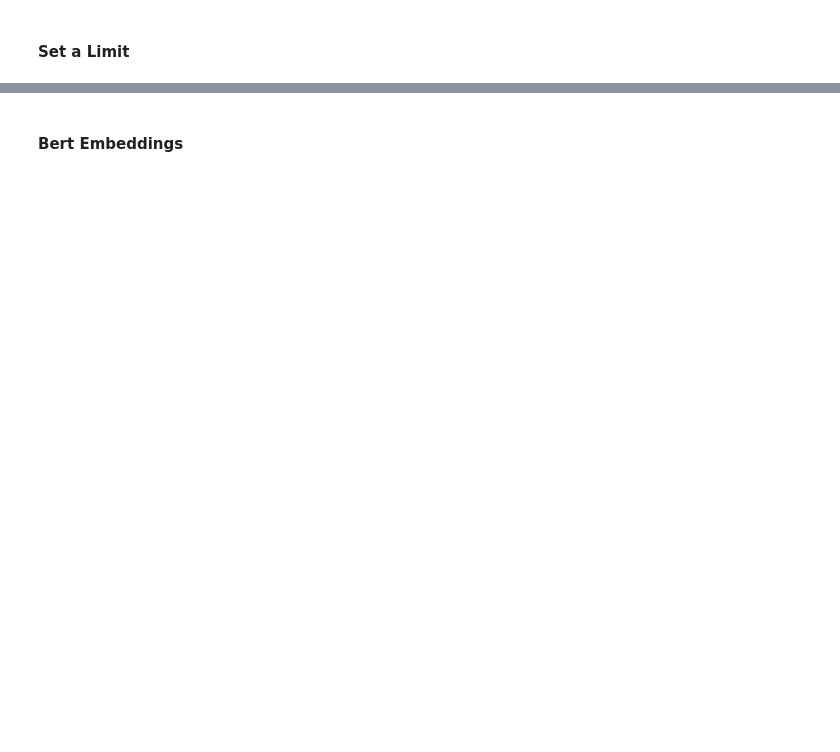
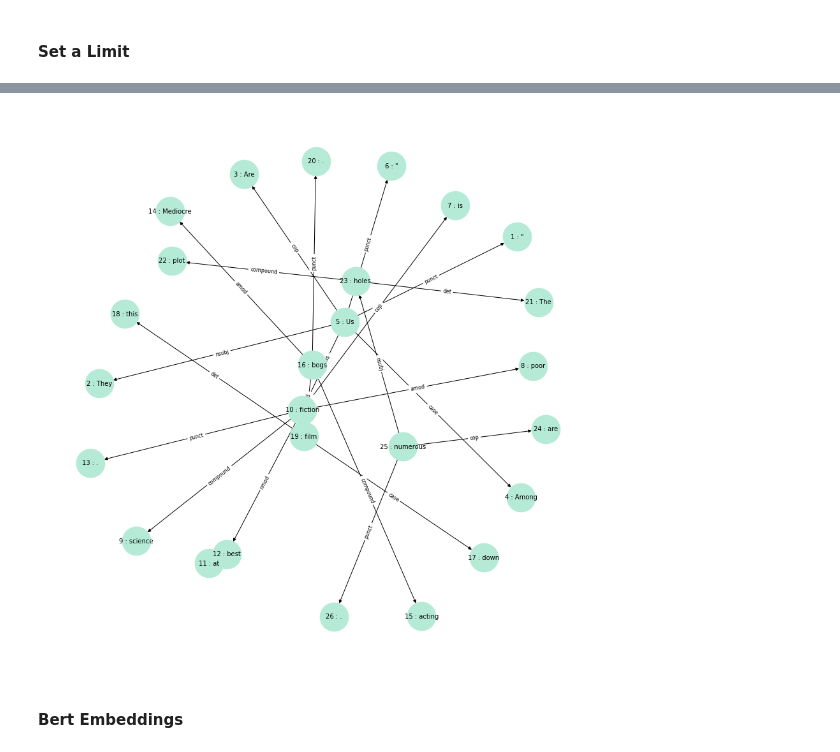
Before and after one commit to hang-yin/GCN-for-Sentiment-Analysis-, a Jupyter notebook: DependencyParsing.ipynb, the cells around one changed output, grey strips where cells are left out. Saved outputs shown, nothing was run; the diff lists cells and outputs as text; code cells hidden in the pictures; blank space fills up the shorter version.

```diff
--- a/DependencyParsing.ipynb
+++ b/DependencyParsing.ipynb
@@ -472,8 +321,8 @@ testDS = tfds.load('imdb_reviews', split='test', as_supervised=True, shuffle_fil
 # %% [markdown]
 #### Set a Limit
 # %%
-trainLimit = 4000
-testLimit = 4000
+trainLimit = 2000
+testLimit = 2000
 
 trainSubset = trainDS.take(trainLimit)
 testSubset = testDS.take(testLimit)
@@ -484,7 +333,7 @@ validationIndex = int(validationSplit * trainLimit)
 validationSplitSubset = trainSubset.take(validationIndex)
 trainSplitSubset = trainSubset.skip(validationIndex)
 # %%
-trainFeatures, trainLabels = convertTakeDataset(trainSplitSubset)
-valFeatures, valLabels = convertTakeDataset(validationSplitSubset)
-testFeatures, testLabels = convertTakeDataset(testSubset)
+trainFeatures, trainLabels = tfDatasetTools.convertTakeDataset(trainSplitSubset)
+valFeatures, valLabels = tfDatasetTools.convertTakeDataset(validationSplitSubset)
+testFeatures, testLabels = tfDatasetTools.convertTakeDataset(testSubset)
 # %% [output]
@@ -491,0 +348,2 @@ testFeatures, testLabels = convertTakeDataset(testSubset)
+# %%
+doc = nlp(trainFeatures[0])
@@ -492,3 +371,9 @@ testFeatures, testLabels = convertTakeDataset(testSubset)
+# %%
+nodeList, edgeList = stanzaTools.getNodeEdgeLists(doc)
+# %%
+stanzaTools.drawDepGraph(nodeList, edgeList)
+# %% [output]
+[figure, added]
 # %% [markdown]
 #### Bert Embeddings
 # %%
```
Also changed, not shown: parts of 103 cells of this notebook, 2 other files.
